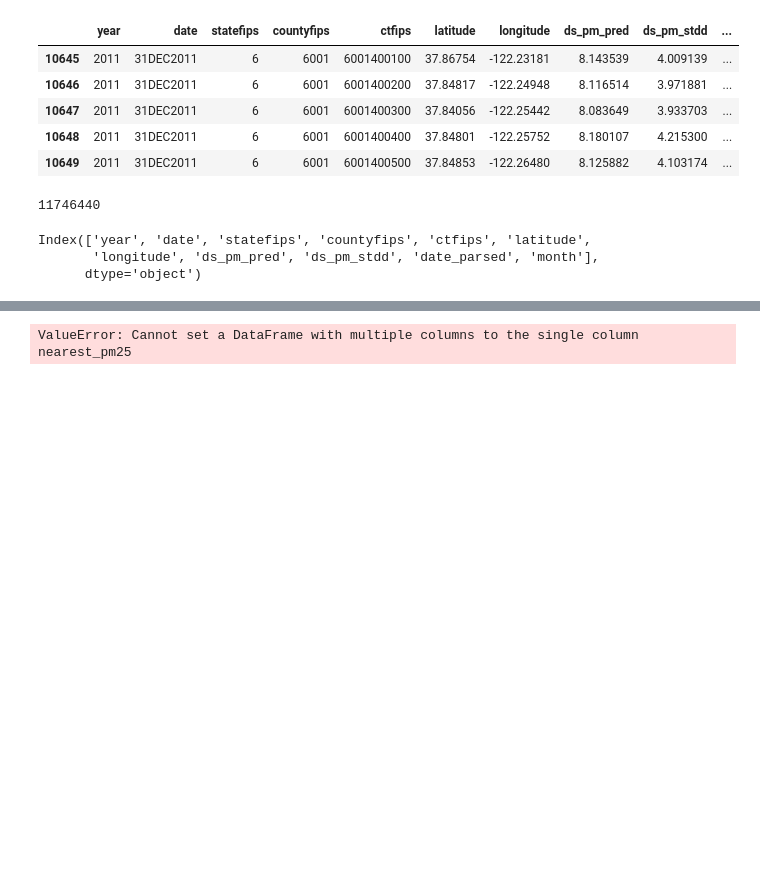
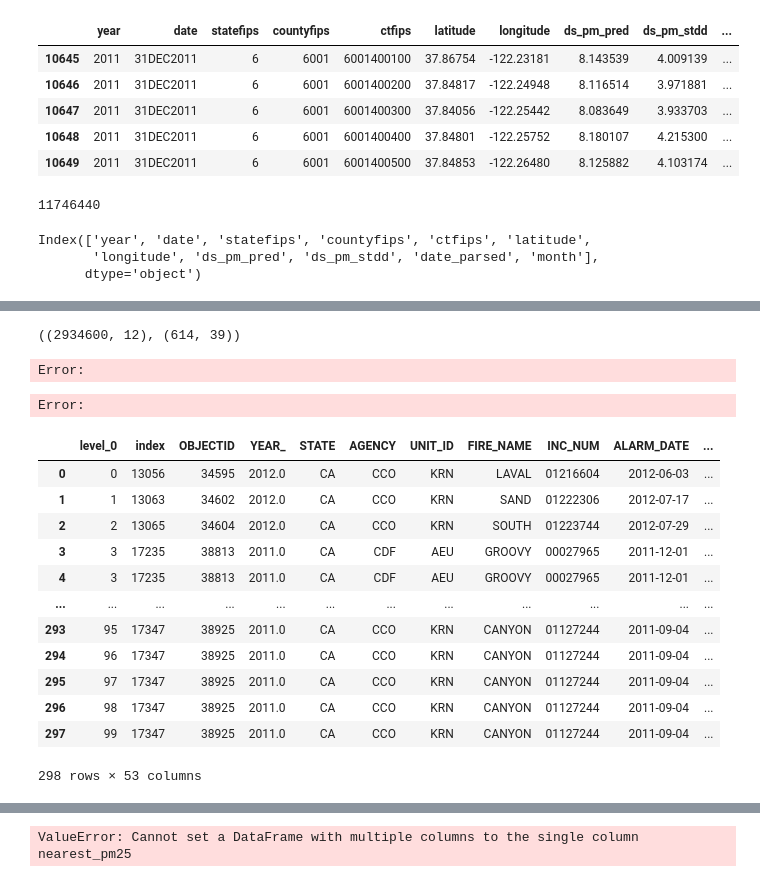
Before and after one commit to oTaira/emberalert, a Jupyter notebook: fireforce_V2.ipynb, the cells around one changed output, grey strips where cells are left out. Cells and saved outputs as stored; diff of their text form; code cells hidden in the pictures; blank space fills up the shorter version.

```diff
--- a/fireforce_V2.ipynb
+++ b/fireforce_V2.ipynb
@@ -180,7 +135,7 @@ Might not be worth using because only 2 years match with the pm2.5 dataset.
 # %% [markdown]
 The third dataset can be found here: https://www.kaggle.com/datasets/avkashchauhan/california-wildfire-dataset-from-2000-2021/data
 # %%
-third_fire = pd.read_csv("./data/ca_daily_fire_2000_2021-v2.csv")
+third_fire = pd.read_csv("./ca_daily_fire_2000_2021-v2.csv")
 display(third_fire)
 # %% [output]
 |  | latitude | longitude | acq_date | satellite | instrument | frp | type | bright_t31 | confidence | ... |
@@ -392,5 +331,5 @@ Index(['OBJECTID', 'YEAR_', 'STATE', 'AGENCY', 'UNIT_ID', 'FIRE_NAME',
 # %%
-pm = pd.read_csv("./data/Daily_Census_Tract-Level_PM2.5_Concentrations__2011-2014_20240413.csv")
+pm = pd.read_csv("./Daily_Census_Tract-Level_PM2.5_Concentrations__2011-2014_20240413.csv")
 pm_cali = pm[pm["statefips"]== 6]
 pm_cali['date_parsed'] = pd.to_datetime(pm_cali['date'], format='%d%b%Y')
 pm_cali['month'] = pm_cali['date_parsed'].dt.month
@@ -447,0 +395,65 @@ pm25_geo
+# %%
+timed_df = timed_df.reset_index(drop=True, inplace=False)
+timed_df_2011 = timed_df[timed_df['year']==2011]
+
+pm25_geo_2011 = pm25_geo[pm25_geo['year']==2011]
+pm25_geo_2011.shape, timed_df_2011.shape
+# %% [output]
+((2934600, 12), (614, 39))
+# %%
+from scipy.spatial.distance import cdist
+
+chunk_size = 10000
+
+merged_chunks = []
+
+for start in range(0, len(timed_df_2011), chunk_size):
+    end = start + chunk_size
+    timed_chunk = timed_df_2011.iloc[start:end]
+
+    merged_temp = pd.merge(timed_chunk, pm25_geo_2011, on='month', how='left')
+
+    merged_temp['location_left'] = list(zip(merged_temp['latitude_right'], merged_temp['longitude_right']))
+    merged_temp['location_right'] = list(zip(merged_temp['latitude'], merged_temp['longitude']))
+    distances = cdist(merged_temp['location_left'].tolist(), merged_temp['location_right'].tolist(), metric='euclidean')
+
+    distances_df = pd.DataFrame(distances.min(axis=1), columns=['distance'])
+
+    merged_chunk = pd.merge_asof(merged_temp, distances_df, left_on='distance', right_on='distance', direction='nearest')
+
+    merged_chunks.append(merged_chunk)
+
+merged_df = pd.concat(merged_chunks, ignore_index=True)
+
+merged_df = merged_df.drop(columns=['location_left', 'location_right', 'distance'])
+# %% [output]
+Error:
+Error:
+# %%
+from scipy.spatial.distance import cdist
+# Step 1: Merge small_time and small_pm on 'year' and 'month'
+merged_temp = pd.merge(timed_df_2011, pm25_geo_2011, on=['month'], how='left')
+
+merged_temp['location_left'] = list(zip(merged_temp['latitude_right'], merged_temp['longitude_right']))
+merged_temp['location_right'] = list(zip(merged_temp['latitude'], merged_temp['longitude']))
+merged_temp['distance'] = np.sqrt((merged_temp['latitude'] - merged_temp['latitude_right'])**2 +
+                                  (merged_temp['longitude'] - merged_temp['longitude_right'])**2)
+
+merged_temp
+
+#merged_timeloc = pd.merge_asof(merged_temp, distances_df, left_on='distance', right_on='distance', direction='nearest')
+#merged_timeloc = merged_timeloc.drop(columns=['location_left', 'location_right', 'distance'])
+# %% [output]
+|  | level_0 | index | OBJECTID | YEAR_ | STATE | AGENCY | UNIT_ID | FIRE_NAME | INC_NUM | ALARM_DATE | ... |
+| 0 | 0 | 13056 | 34595 | 2012.0 | CA | CCO | KRN | LAVAL | 01216604 | 2012-06-03 | ... |
+| 1 | 1 | 13063 | 34602 | 2012.0 | CA | CCO | KRN | SAND | 01222306 | 2012-07-17 | ... |
+| 2 | 2 | 13065 | 34604 | 2012.0 | CA | CCO | KRN | SOUTH | 01223744 | 2012-07-29 | ... |
+| 3 | 3 | 17235 | 38813 | 2011.0 | CA | CDF | AEU | GROOVY | 00027965 | 2011-12-01 | ... |
+| 4 | 3 | 17235 | 38813 | 2011.0 | CA | CDF | AEU | GROOVY | 00027965 | 2011-12-01 | ... |
+| ... | ... | ... | ... | ... | ... | ... | ... | ... | ... | ... | ... |
+| 293 | 95 | 17347 | 38925 | 2011.0 | CA | CCO | KRN | CANYON | 01127244 | 2011-09-04 | ... |
+| 294 | 96 | 17347 | 38925 | 2011.0 | CA | CCO | KRN | CANYON | 01127244 | 2011-09-04 | ... |
+| 295 | 97 | 17347 | 38925 | 2011.0 | CA | CCO | KRN | CANYON | 01127244 | 2011-09-04 | ... |
+| 296 | 98 | 17347 | 38925 | 2011.0 | CA | CCO | KRN | CANYON | 01127244 | 2011-09-04 | ... |
+| 297 | 99 | 17347 | 38925 | 2011.0 | CA | CCO | KRN | CANYON | 01127244 | 2011-09-04 | ... |
+298 rows × 53 columns
```
Also changed, not shown: parts of 28 cells of this notebook.
